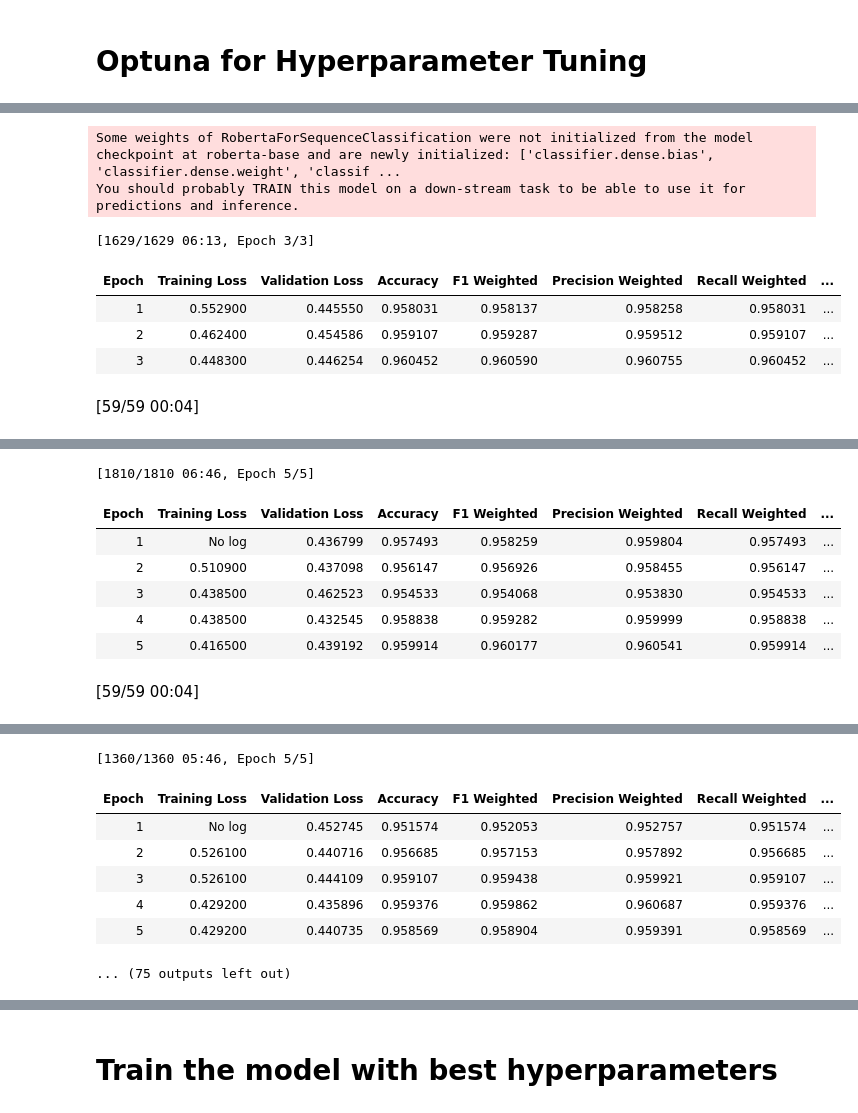
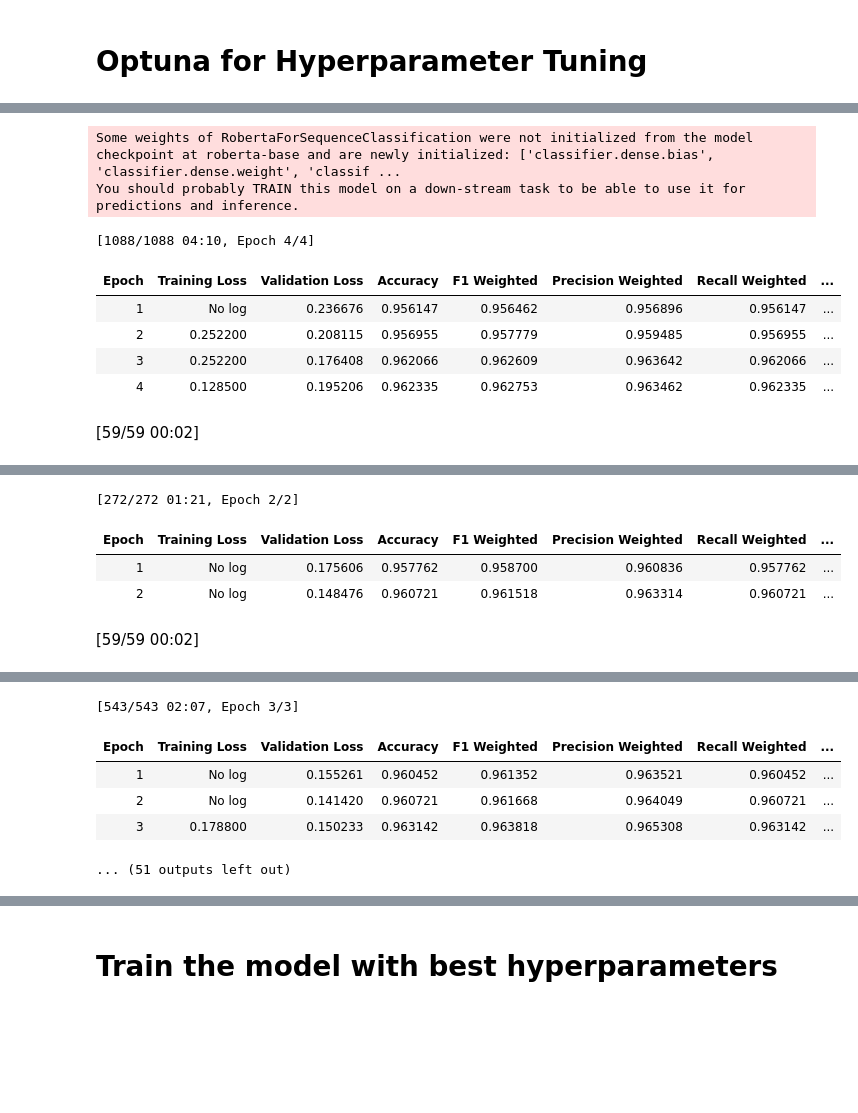
Before and after one commit to AshiniR/hate-speech-and-offensive-message-classifier, a Jupyter notebook: notebooks/Hate_Speech_and_offencive_message_clasifier.ipynb, the cells around one changed output, grey strips where cells are left out. Cells and saved outputs as stored; diff of their text form; code cells hidden in the pictures; blank space fills up the shorter version.

```diff
--- a/notebooks/Hate_Speech_and_offencive_message_clasifier.ipynb
+++ b/notebooks/Hate_Speech_and_offencive_message_clasifier.ipynb
@@ -219,0 +279,4 @@ dtype: int64
+# %%
+df['text'] = df['preprocessed_text']
+df = df.drop(columns=['preprocessed_text'])
+df.head()
@@ -259,2 +328,0 @@ plt.show();
-# %%
-df["text"] = df["text"].apply(preprocess_text)
@@ -387,7 +438,7 @@ def tokenize_function(batch):
         return tokenizer(
             batch['text'],
             truncation=True,
-            max_length=200,
+            max_length=128,
             padding=False,       # padding will be handled by DataCollator
             return_attention_mask=True
         )
@@ -478,10 +529,9 @@ class WeightedTrainer(Trainer):
         logits = outputs.logits
 
         # Weighted cross-entropy loss with optional label smoothing
-        loss_fct = nn.CrossEntropyLoss(weight=self.class_weights, label_smoothing=0.1)
+        loss_fct = nn.CrossEntropyLoss(weight=self.class_weights)
         loss = loss_fct(logits.view(-1, self.model.config.num_labels), labels.view(-1))
 
-
         return (loss, outputs) if return_outputs else loss
 # %% [markdown]
 # Compute metrics function
@@ -590,7 +640,7 @@ def objective(trial):
 
 # Run Optuna study
 study = optuna.create_study(direction="maximize")
-study.optimize(objective, n_trials=25, timeout=2.5*60*60)
+study.optimize(objective, n_trials=15, timeout=2.5*60*60)
 
 # Best hyperparameters
 best_params = study.best_params
@@ -600,8 +650,9 @@ print("Best hyperparameters found: ", best_params)
 Some weights of RobertaForSequenceClassification were not initialized from the model checkpoint at roberta-base and are newly initialized: ['classifier.dense.bias', 'classifier.dense.weight', 'classif ...
 You should probably TRAIN this model on a down-stream task to be able to use it for predictions and inference.
-[1629/1629 06:13, Epoch 3/3]
+[1088/1088 04:10, Epoch 4/4]
 | Epoch | Training Loss | Validation Loss | Accuracy | F1 Weighted | Precision Weighted | Recall Weighted | ... |
-| 1 | 0.552900 | 0.445550 | 0.958031 | 0.958137 | 0.958258 | 0.958031 | ... |
-| 2 | 0.462400 | 0.454586 | 0.959107 | 0.959287 | 0.959512 | 0.959107 | ... |
-| 3 | 0.448300 | 0.446254 | 0.960452 | 0.960590 | 0.960755 | 0.960452 | ... |
+| 1 | No log | 0.236676 | 0.956147 | 0.956462 | 0.956896 | 0.956147 | ... |
+| 2 | 0.252200 | 0.208115 | 0.956955 | 0.957779 | 0.959485 | 0.956955 | ... |
+| 3 | 0.252200 | 0.176408 | 0.962066 | 0.962609 | 0.963642 | 0.962066 | ... |
+| 4 | 0.128500 | 0.195206 | 0.962335 | 0.962753 | 0.963462 | 0.962335 | ... |
-[59/59 00:04]
+[59/59 00:02]
@@ -609,10 +660,7 @@ You should probably TRAIN this model on a down-stream task to be able to use it
 Some weights of RobertaForSequenceClassification were not initialized from the model checkpoint at roberta-base and are newly initialized: ['classifier.dense.bias', 'classifier.dense.weight', 'classif ...
 You should probably TRAIN this model on a down-stream task to be able to use it for predictions and inference.
-[1810/1810 06:46, Epoch 5/5]
+[272/272 01:21, Epoch 2/2]
 | Epoch | Training Loss | Validation Loss | Accuracy | F1 Weighted | Precision Weighted | Recall Weighted | ... |
-| 1 | No log | 0.436799 | 0.957493 | 0.958259 | 0.959804 | 0.957493 | ... |
-| 2 | 0.510900 | 0.437098 | 0.956147 | 0.956926 | 0.958455 | 0.956147 | ... |
-| 3 | 0.438500 | 0.462523 | 0.954533 | 0.954068 | 0.953830 | 0.954533 | ... |
-| 4 | 0.438500 | 0.432545 | 0.958838 | 0.959282 | 0.959999 | 0.958838 | ... |
-| 5 | 0.416500 | 0.439192 | 0.959914 | 0.960177 | 0.960541 | 0.959914 | ... |
+| 1 | No log | 0.175606 | 0.957762 | 0.958700 | 0.960836 | 0.957762 | ... |
+| 2 | No log | 0.148476 | 0.960721 | 0.961518 | 0.963314 | 0.960721 | ... |
-[59/59 00:04]
+[59/59 00:02]
@@ -620,13 +668,11 @@ You should probably TRAIN this model on a down-stream task to be able to use it
 Some weights of RobertaForSequenceClassification were not initialized from the model checkpoint at roberta-base and are newly initialized: ['classifier.dense.bias', 'classifier.dense.weight', 'classif ...
 You should probably TRAIN this model on a down-stream task to be able to use it for predictions and inference.
-[1360/1360 05:46, Epoch 5/5]
+[543/543 02:07, Epoch 3/3]
 | Epoch | Training Loss | Validation Loss | Accuracy | F1 Weighted | Precision Weighted | Recall Weighted | ... |
-| 1 | No log | 0.452745 | 0.951574 | 0.952053 | 0.952757 | 0.951574 | ... |
-| 2 | 0.526100 | 0.440716 | 0.956685 | 0.957153 | 0.957892 | 0.956685 | ... |
-| 3 | 0.526100 | 0.444109 | 0.959107 | 0.959438 | 0.959921 | 0.959107 | ... |
-| 4 | 0.429200 | 0.435896 | 0.959376 | 0.959862 | 0.960687 | 0.959376 | ... |
-| 5 | 0.429200 | 0.440735 | 0.958569 | 0.958904 | 0.959391 | 0.958569 | ... |
+| 1 | No log | 0.155261 | 0.960452 | 0.961352 | 0.963521 | 0.960452 | ... |
+| 2 | No log | 0.141420 | 0.960721 | 0.961668 | 0.964049 | 0.960721 | ... |
+| 3 | 0.178800 | 0.150233 | 0.963142 | 0.963818 | 0.965308 | 0.963142 | ... |
-... (75 outputs left out)
+... (51 outputs left out)
 # %%
 best_params
 # %% [output]
```
Also changed, not shown: parts of 31 cells of this notebook, 1 other file.
